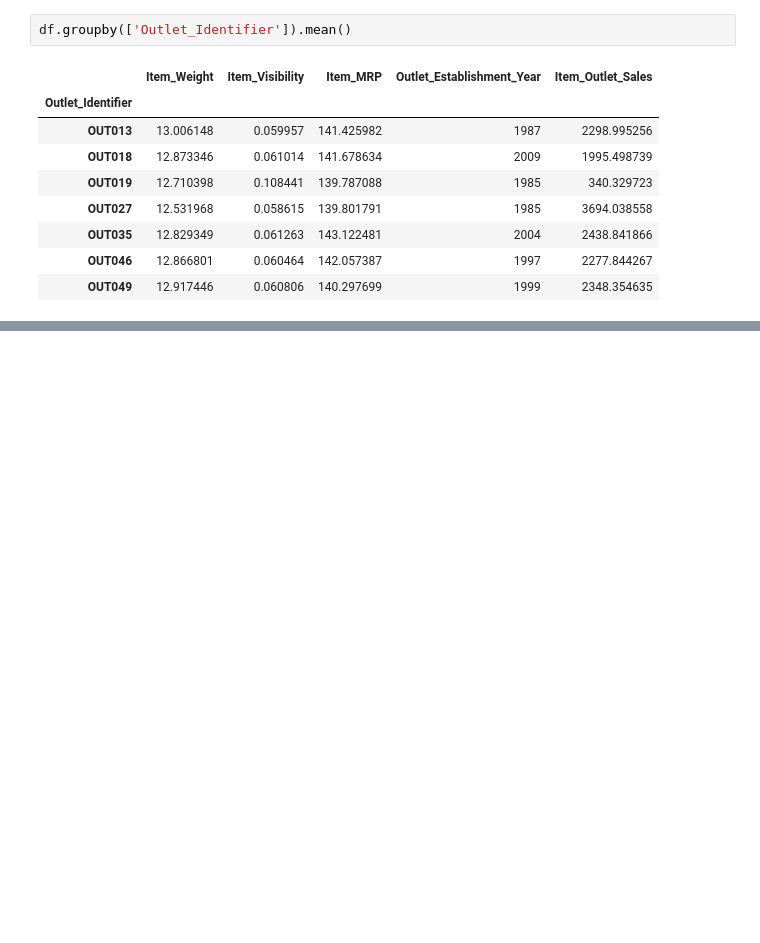
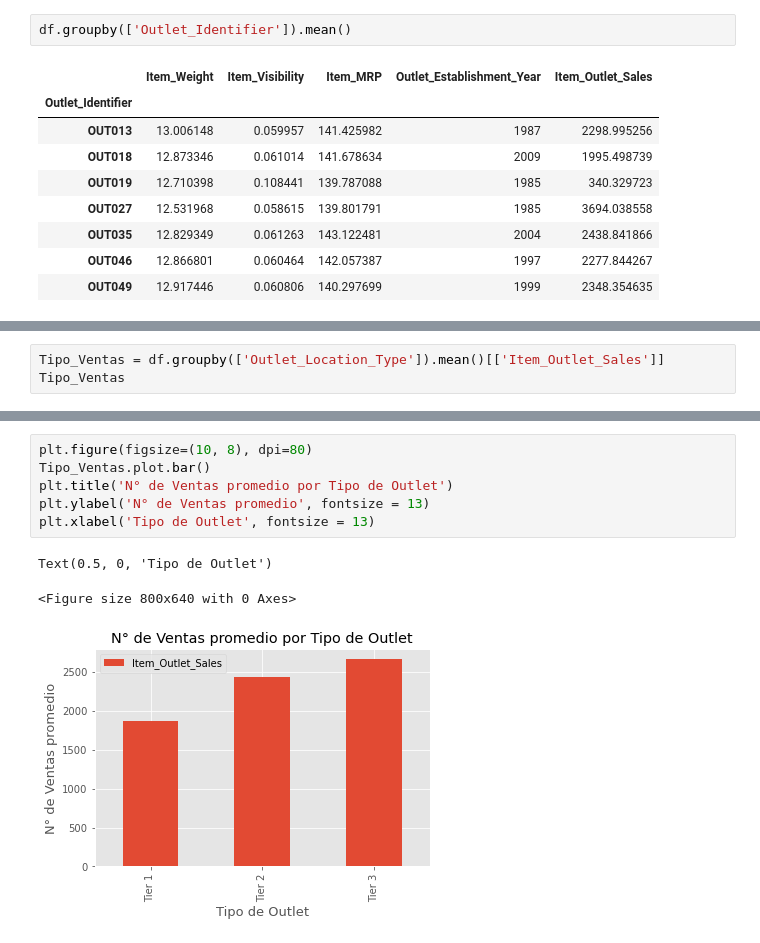
Before and after one commit to Ricardo-Bautista-H/Bigmart-Sales-Predictions, a Jupyter notebook: Predicción_Ventas.ipynb, the cells around one changed output, grey strips where cells are left out. Cells and saved outputs as stored; diff of their text form; blank space fills up the shorter version.

```diff
--- a/Predicción_Ventas.ipynb
+++ b/Predicción_Ventas.ipynb
@@ -142,0 +218,3 @@ df.groupby(['Outlet_Identifier']).mean()
+# %%
+Tipo_Ventas = df.groupby(['Outlet_Location_Type']).mean()[['Item_Outlet_Sales']]
+Tipo_Ventas
@@ -142,0 +227,10 @@ df.groupby(['Outlet_Identifier']).mean()
+# %%
+plt.figure(figsize=(10, 8), dpi=80)
+Tipo_Ventas.plot.bar()
+plt.title('N° de Ventas promedio por Tipo de Outlet')
+plt.ylabel('N° de Ventas promedio', fontsize = 13)
+plt.xlabel('Tipo de Outlet', fontsize = 13)
+# %% [output]
+Text(0.5, 0, 'Tipo de Outlet')
+<Figure size 800x640 with 0 Axes>
+[figure, added]
```
Also changed, not shown: parts of 14 cells of this notebook, 1 other file.
